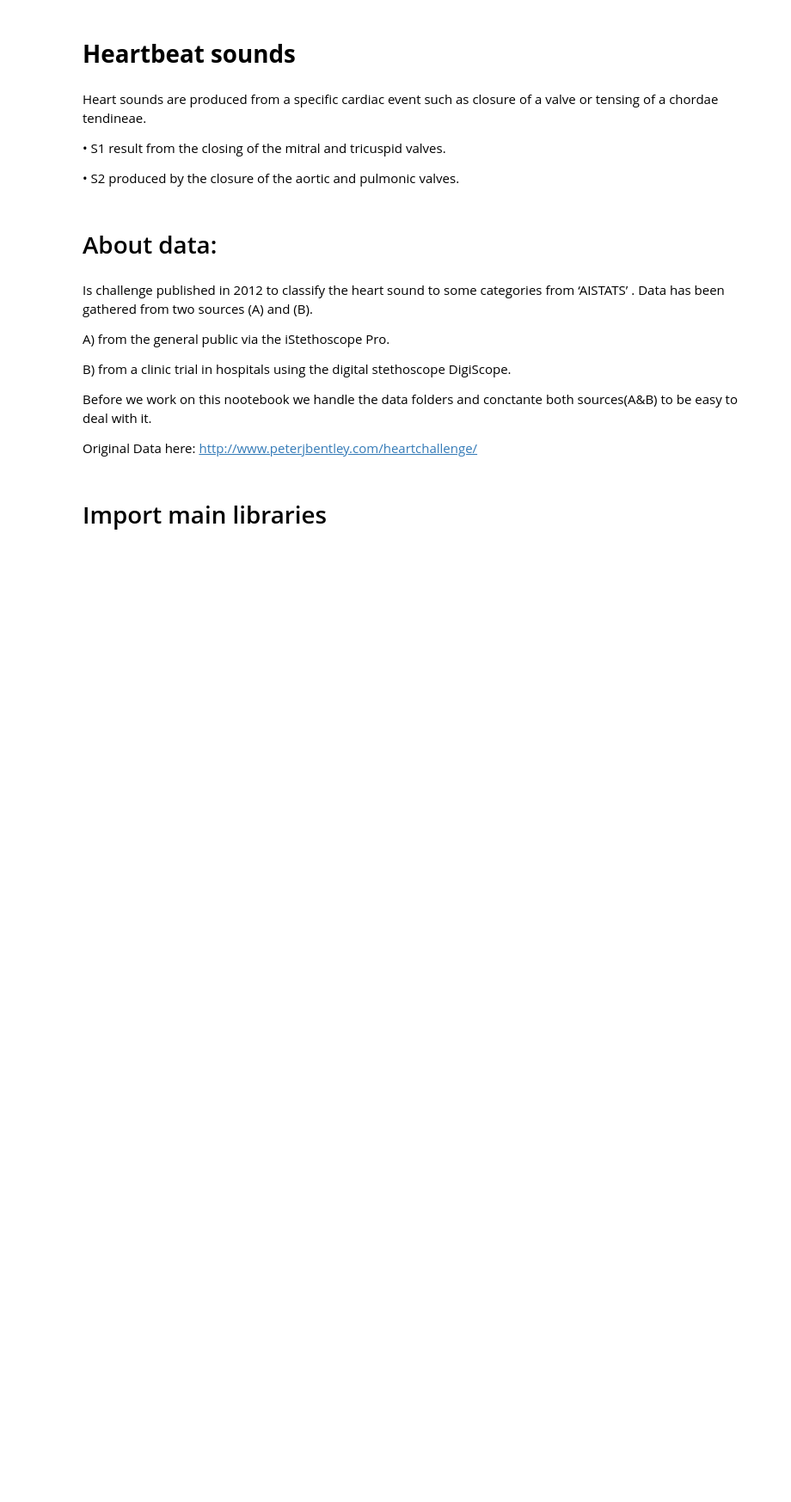
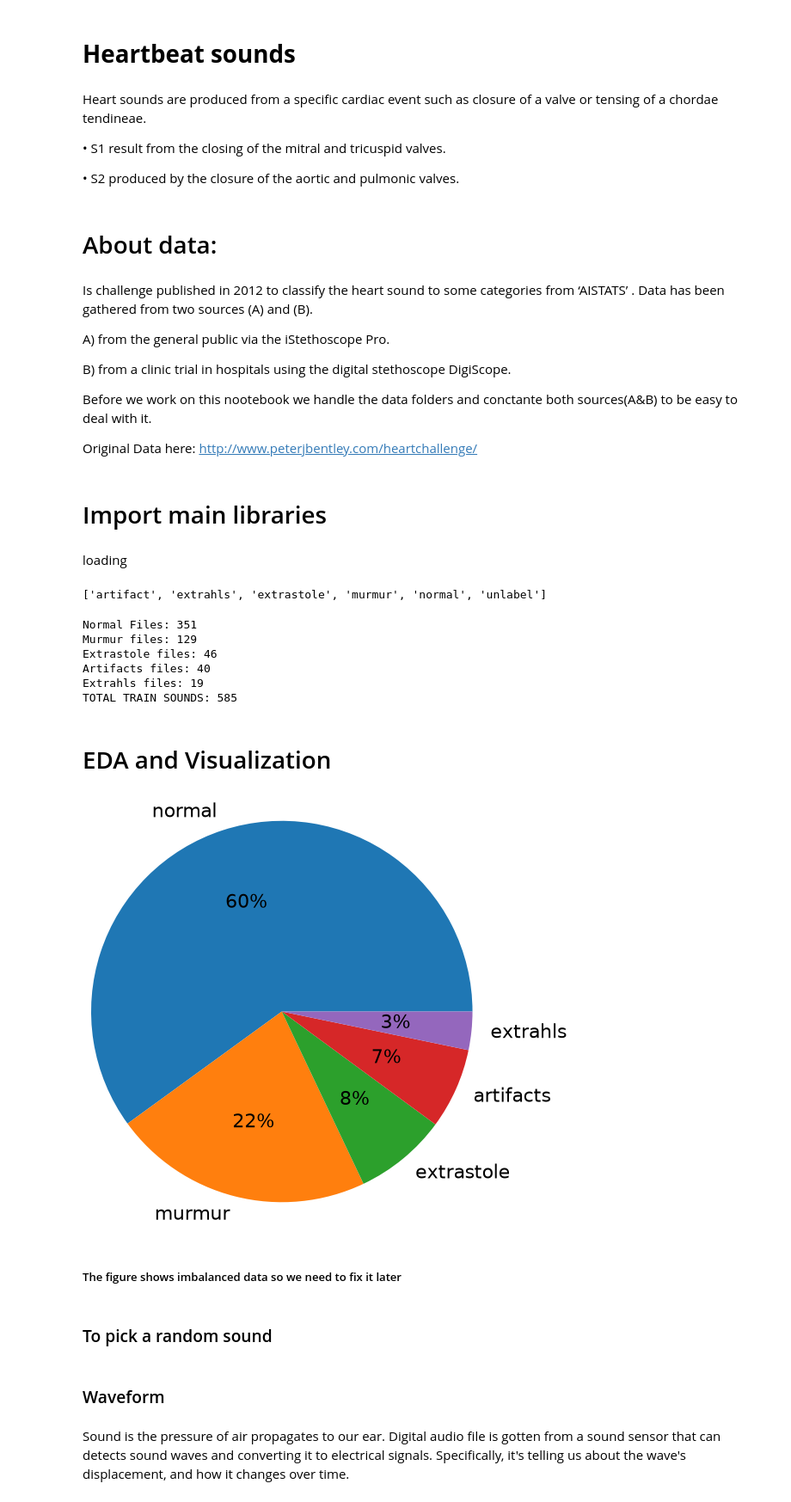
Before and after one commit to mdzaheerjk/AI-Powered-Heart-Murmur-Detection-System, a Jupyter notebook: Notebook/MODEL.ipynb, the cells around one changed output. Shown at 86% size. Saved outputs shown, nothing was run; the diff lists cells and outputs as text; code cells hidden in the pictures; blank space fills up the shorter version.

Commit message:
before data class

```diff
--- a/Notebook/MODEL.ipynb
+++ b/Notebook/MODEL.ipynb
@@ -47,0 +68,50 @@ import pandas as pd
+# %% [markdown]
+loading
+# %%
+data_path='../Heartbeat_Sound'
+print(os.listdir(data_path))
+# %% [output]
+['artifact', 'extrahls', 'extrastole', 'murmur', 'normal', 'unlabel']
+# %%
+train_data=data_path
+unlabel_data=train_data+"/unlabel/"
+normal_data=train_data+'/normal/'
+murmur_data=train_data+'/murmur/'
+extrastole_data=train_data+'/extrastole'
+artifacts_data=train_data+'/artifact'
+extrahls_data=train_data+'/extrahls'
+# %%
+print("Normal Files:",len(os.listdir(normal_data)))
+print("Murmur files:",len(os.listdir(murmur_data)))
+print("Extrastole files:",len(os.listdir(extrastole_data)))
+print("Artifacts files:",len(os.listdir(artifacts_data)))
+print("Extrahls files:",len(os.listdir(extrahls_data)))
+print("TOTAL TRAIN SOUNDS:",len(os.listdir(normal_data))
+                            +len(os.listdir(murmur_data))
+                            +len(os.listdir(extrastole_data))
+                            +len(os.listdir(artifacts_data))
+                            +len(os.listdir(extrahls_data)))
+# %% [output]
+Normal Files: 351
+Murmur files: 129
+Extrastole files: 46
+Artifacts files: 40
+Extrahls files: 19
+TOTAL TRAIN SOUNDS: 585
+# %% [markdown]
+# EDA and Visualization
+# %%
+x=np.array([len(os.listdir(normal_data))
+                            ,len(os.listdir(murmur_data))
+                            ,len(os.listdir(extrastole_data))
+                            ,len(os.listdir(artifacts_data))
+                            ,len(os.listdir(extrahls_data))])
+labels=['normal','murmur','extrastole','artifacts','extrahls']
+plt.pie(x,labels=labels,autopct='%.0f%%',radius=1.5,textprops={'fontsize':16})
+plt.show()
+# %% [output]
+[figure, added]
+# %% [markdown]
+##### The figure shows imbalanced data so we need to fix it later
+# %% [markdown]
+### To pick a random sound
@@ -47,0 +125,5 @@ import pandas as pd
+# %% [markdown]
+### Waveform
+# %% [markdown]
+Sound is the pressure of air propagates to our ear. Digital audio file is gotten from a sound sensor that can detects sound waves and converting it to electrical signals.
+Specifically, it's telling us about the wave's displacement, and how it changes over time.
```
Also changed, not shown: parts of 15 cells of this notebook.
